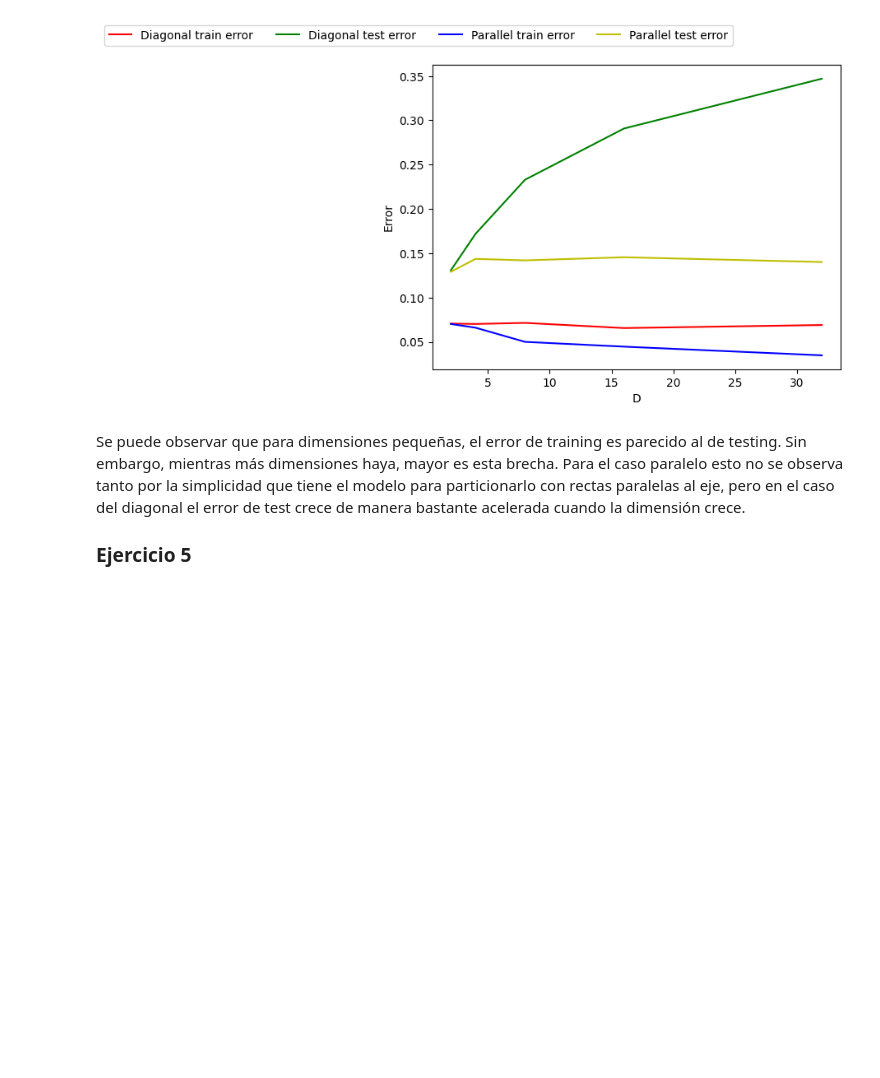
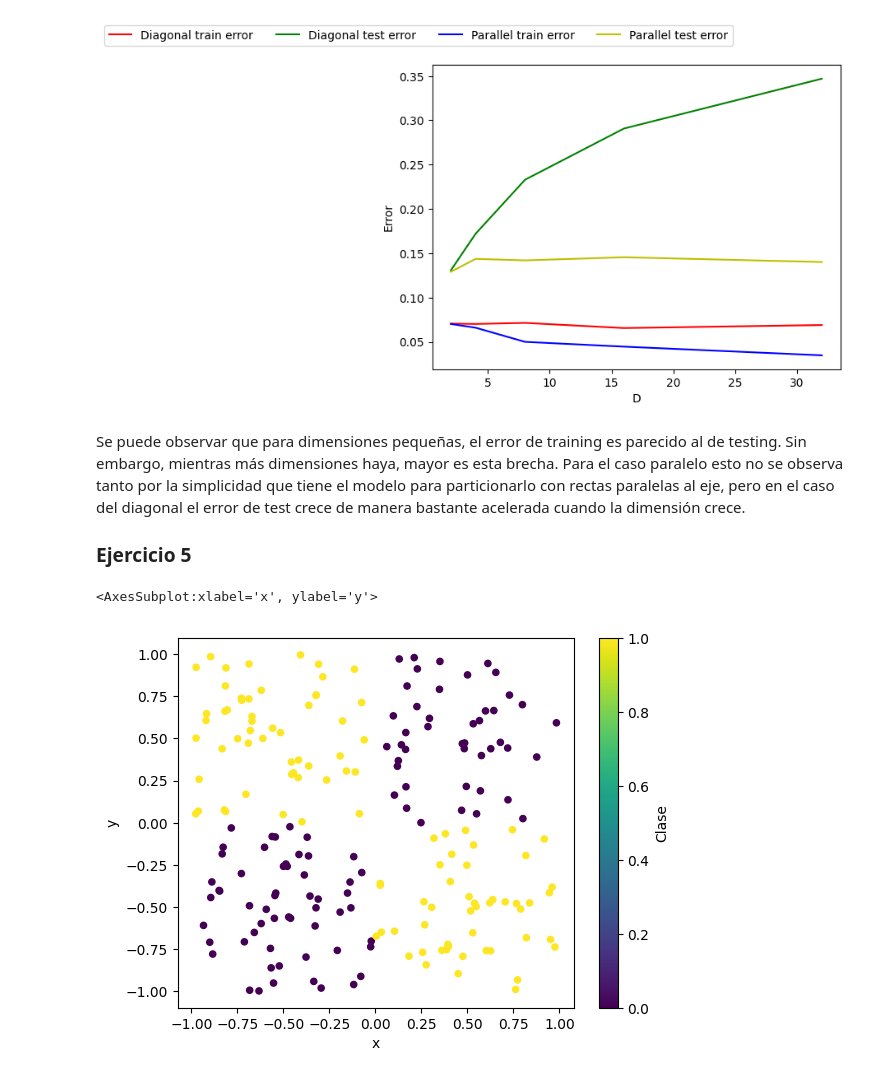
Before and after one commit to alduzarate/MachineLearning, a Jupyter notebook: TP1/arbolesDecision.ipynb, the cells around one changed output. Saved outputs shown, nothing was run; the diff lists cells and outputs as text; code cells hidden in the pictures; blank space fills up the shorter version.

```diff
--- a/TP1/arbolesDecision.ipynb
+++ b/TP1/arbolesDecision.ipynb
@@ -469,3 +467,11 @@ Text(0, 0.5, 'Error')
 Se puede observar que para dimensiones pequeñas, el error de training es parecido al de testing. Sin embargo, mientras más dimensiones haya, mayor es esta brecha. Para el caso paralelo esto no se observa tanto por la simplicidad que tiene el modelo para particionarlo con rectas paralelas al eje, pero en el caso del diagonal el error de test crece de manera bastante acelerada cuando la dimensión crece.
 
 ### Ejercicio 5
+# %%
+cols = ['x', 'y', 'Clase']
+dataframe = pd.read_csv('xor.csv', names=cols)
+
+dataframe.plot(x=0, y=1, kind='scatter', c='Clase', colormap='viridis')
+# %% [output]
+<AxesSubplot:xlabel='x', ylabel='y'>
+[figure, added]
```
Also changed, not shown: parts of 6 cells of this notebook, 2 other files.
